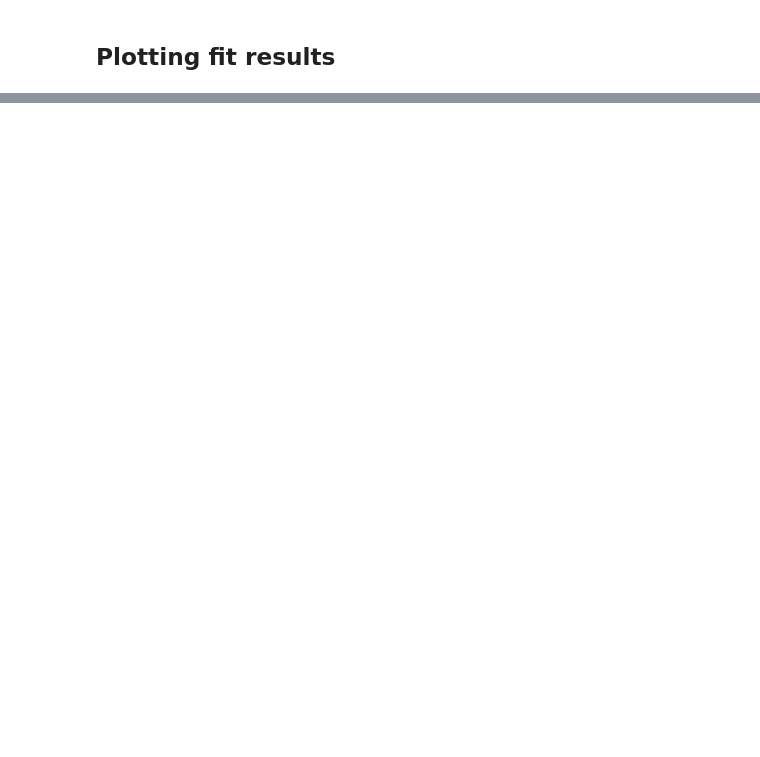
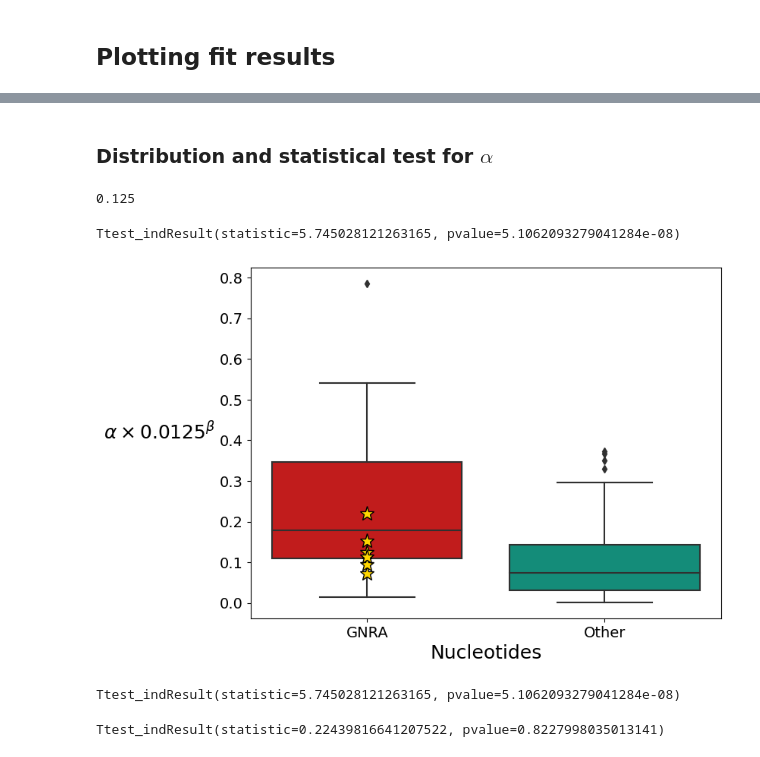
Before and after one commit to bussilab/shape-grandcanonical-md, a Jupyter notebook: experiments/experiments.ipynb, the cells around one changed output, grey strips where cells are left out. Cells and saved outputs as stored; diff of their text form; code cells hidden in the pictures; blank space fills up the shorter version.

```diff
--- a/experiments/experiments.ipynb
+++ b/experiments/experiments.ipynb
@@ -142,0 +383,53 @@ plt.savefig("/Users/ncalonac/Documents/GitHub/paper-shapemd/Figures/slopes_distr
+# %% [markdown]
+### Distribution and statistical test for $\alpha$
+# %%
+from scipy import stats
+
+reference_conc=conc[2]
+print(reference_conc)
+
+stats.ttest_ind(gnra_alpha*(reference_conc**gnra_beta),other_alpha*(reference_conc**other_beta))
+# %% [output]
+0.125
+Ttest_indResult(statistic=5.745028121263165, pvalue=5.1062093279041284e-08)
+# %%
+import seaborn as sns
+import pandas as pd
+
+# Alpha
+
+plot_gnra_alpha = np.nan*np.ones(other_alpha.shape)
+plot_gnra_alpha[0:len(gnra_alpha)] = gnra_alpha
+
+# Plots
+
+
+df_alpha = pd.DataFrame(data = {"GNRA" : plot_gnra_alpha*(reference_conc**plot_gnra_beta), "Other" : other_alpha*(reference_conc**other_beta)})
+
+pal = {"GNRA": "#DC0000FF", "Other" : '#00A087FF'}
+
+plt.figure(figsize = (8,6))
+
+ax = sns.boxplot(data = df_alpha, palette = pal)
+
+x = np.repeat("GNRA", len(inter_g1))
+y = np.exp(inter_g1)*(reference_conc**g1_beta)
+plt.plot(x, y, "*", markersize = 14, color = "k",  markerfacecolor='gold')
+
+
+ax.set_ylabel(r"$\alpha\times0.0125^\beta$", rotation= 0, size = 18, ha = "right")
+
+plt.xlabel("Nucleotides", size = 18)
+plt.xticks(size = 14)
+plt.yticks(size = 14)
+plt.savefig("alpha_exp_boxplot.png", dpi = 300)
+# %% [output]
+[figure, added]
+# %%
+stats.ttest_ind(gnra_alpha*(reference_conc**gnra_beta),other_alpha*(reference_conc**other_beta))
+# %% [output]
+Ttest_indResult(statistic=5.745028121263165, pvalue=5.1062093279041284e-08)
+# %%
+stats.ttest_ind(g1_beta*(reference_conc**g1_beta),other_beta*(reference_conc**other_beta))
+# %% [output]
+Ttest_indResult(statistic=0.22439816641207522, pvalue=0.8227998035013141)
```
Also changed, not shown: parts of 13 cells of this notebook.
